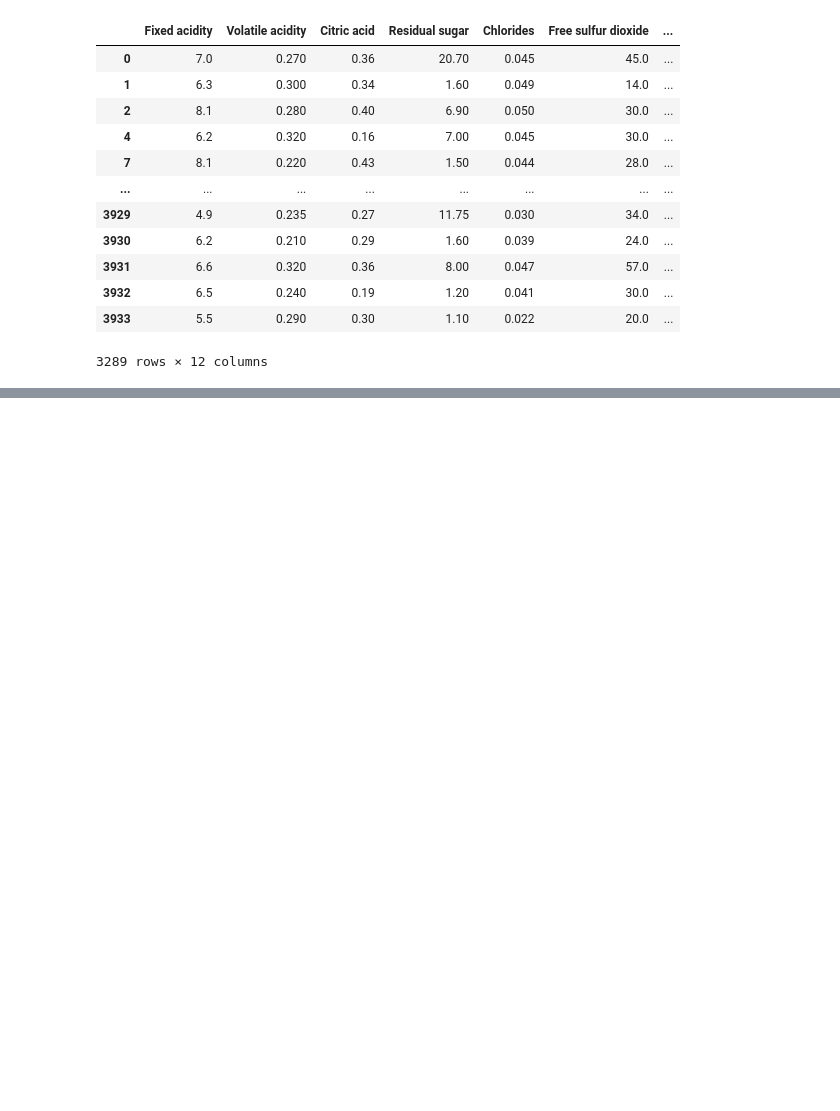
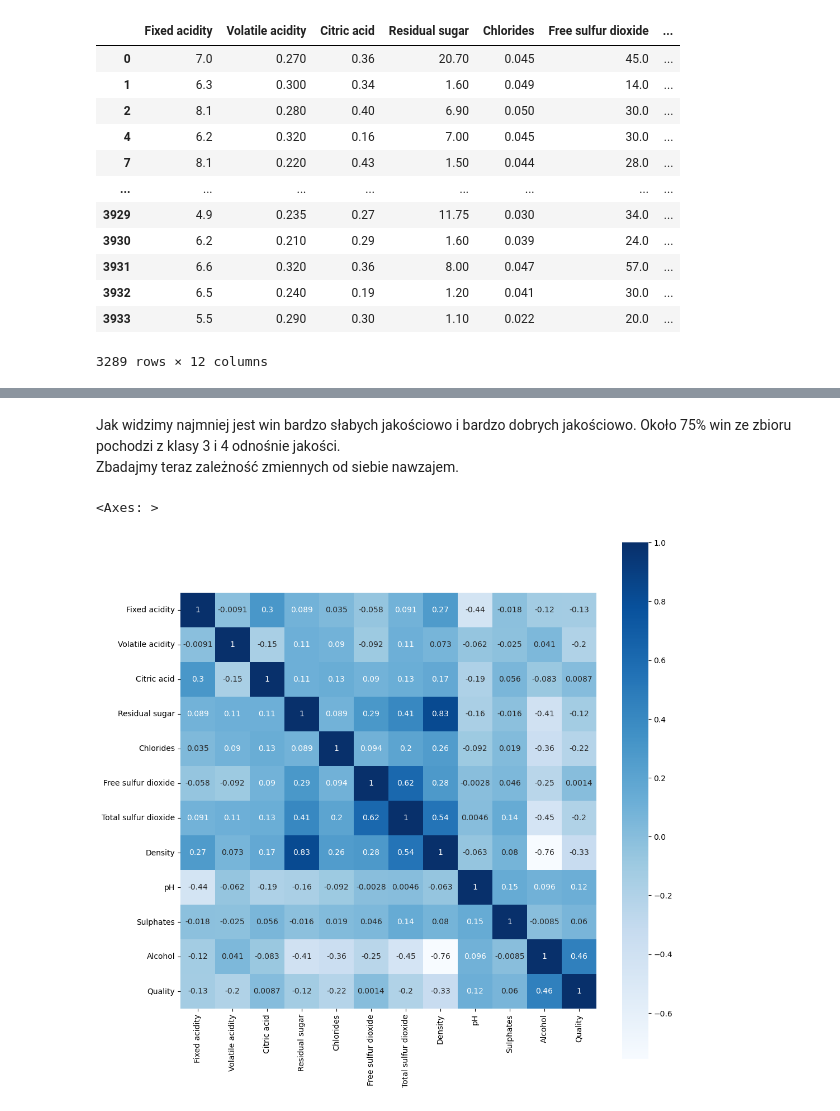
Before and after one commit to rrnax/WhiteWine, a Jupyter notebook: Data_analize.ipynb, the cells around one changed output, grey strips where cells are left out. Cells and saved outputs as stored; diff of their text form; code cells hidden in the pictures; blank space fills up the shorter version.

```diff
--- a/Data_analize.ipynb
+++ b/Data_analize.ipynb
@@ -149,0 +161,13 @@ white_wines
+# %% [markdown]
+Jak widzimy najmniej jest win bardzo słabych jakościowo i bardzo dobrych jakościowo. Około 75% win ze zbioru pochodzi z klasy 3 i 4 odnośnie jakości.\
+Zbadajmy teraz zależność zmiennych od siebie nawzajem.
+# %%
+plt.figure(figsize=(12,12))
+sns.heatmap(white_wines.corr(),
+            cbar=True,
+            annot=True,
+            square=True,
+            cmap="Blues")
+# %% [output]
+<Axes: >
+[figure, added]
```
Also changed, not shown: parts of 6 cells of this notebook, 1 other file.
